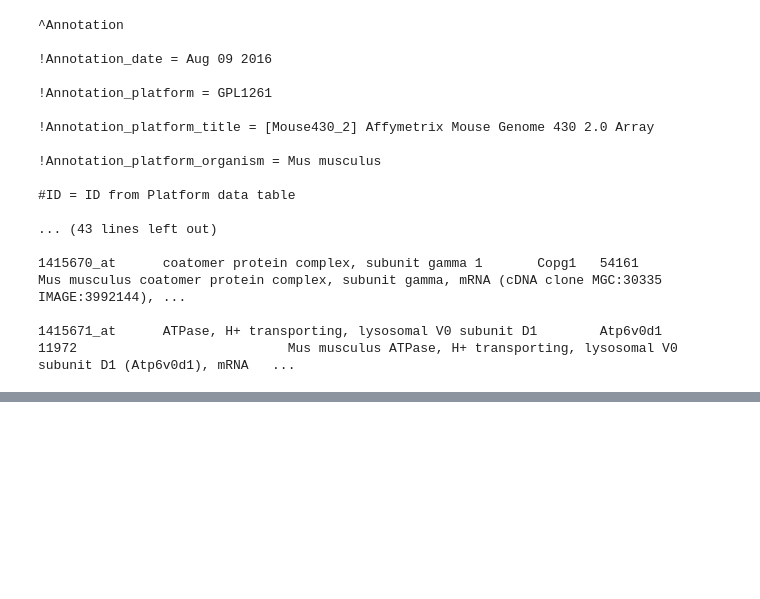
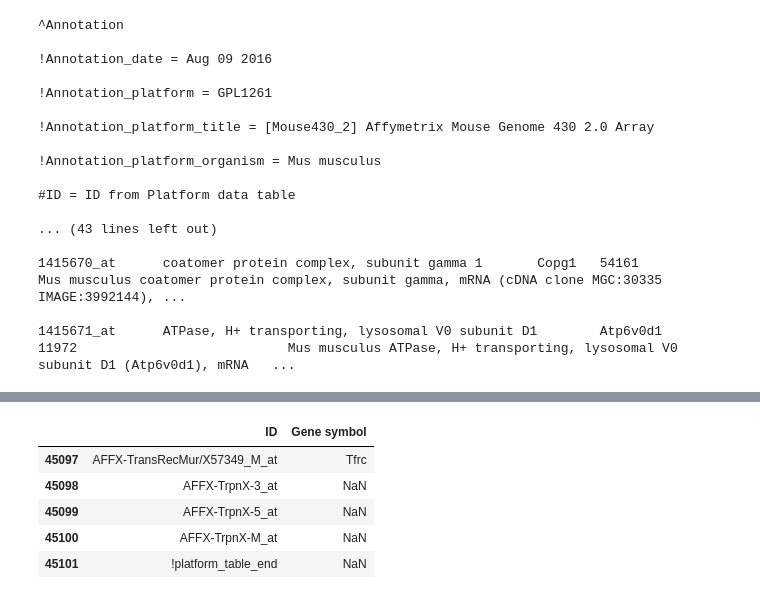
Before and after one commit to Sezemr/Circadian-Rhythm-Detection-, a Jupyter notebook: 01_setup_and_data.ipynb, the cells around one changed output, grey strips where cells are left out. Drawn from its saved outputs; the diff is of its cells as text; code cells hidden in the pictures; blank space fills up the shorter version.

```diff
--- a/01_setup_and_data.ipynb
+++ b/01_setup_and_data.ipynb
@@ -91,0 +107,9 @@ with gzip.open("GPL1261.annot.gz", "rt") as f:
+# %%
+annot.tail()
+# %% [output]
+|  | ID | Gene symbol |
+| 45097 | AFFX-TransRecMur/X57349_M_at | Tfrc |
+| 45098 | AFFX-TrpnX-3_at | NaN |
+| 45099 | AFFX-TrpnX-5_at | NaN |
+| 45100 | AFFX-TrpnX-M_at | NaN |
+| 45101 | !platform_table_end | NaN |
```
Also changed, not shown: parts of 3 cells of this notebook.
